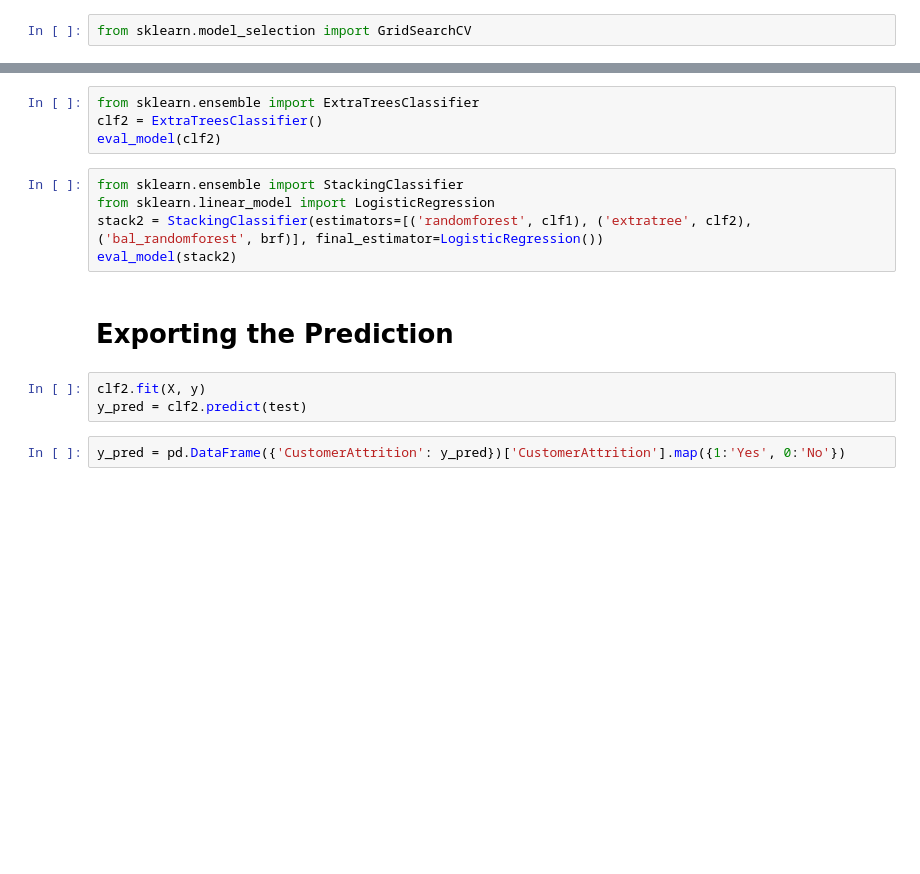
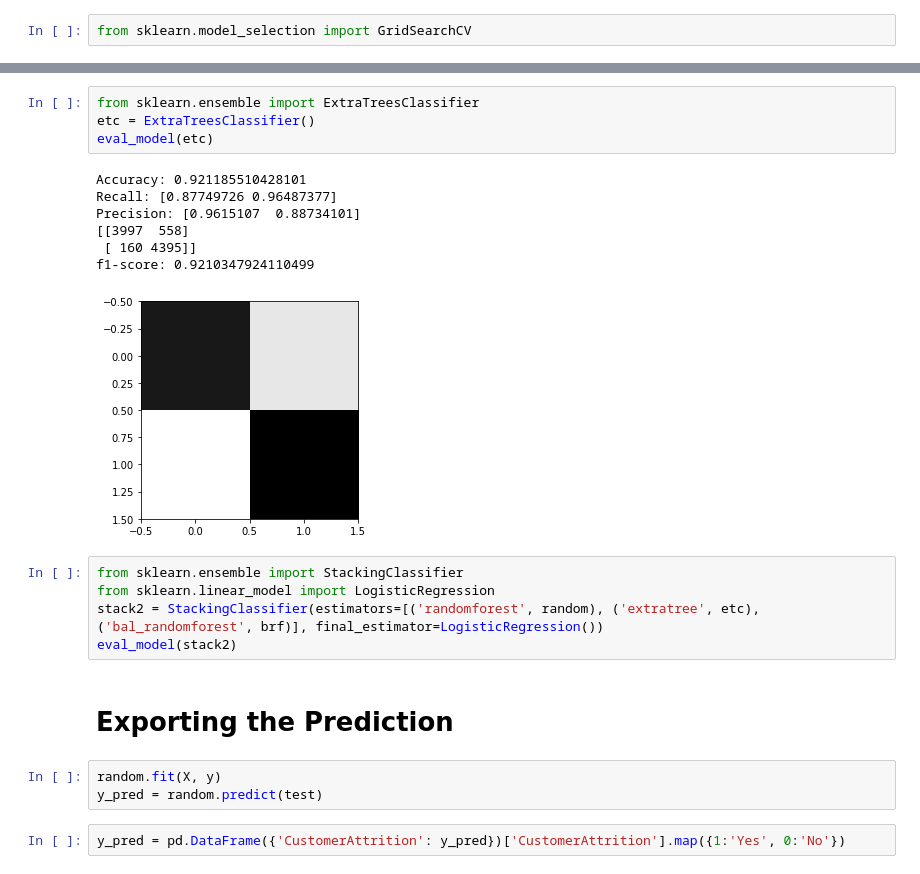
Before and after one commit to rdev12/Customer-Attrition-Prediction, a Jupyter notebook: Customer-Attrition.ipynb, the cells around one changed output, grey strips where cells are left out. Saved outputs shown, nothing was run; the diff lists cells and outputs as text; blank space fills up the shorter version.

```diff
--- a/Customer-Attrition.ipynb
+++ b/Customer-Attrition.ipynb
@@ -119,17 +168,25 @@ eval_model(brf)
 # %%
 from sklearn.ensemble import ExtraTreesClassifier
-clf2 = ExtraTreesClassifier()
-eval_model(clf2)
+etc = ExtraTreesClassifier()
+eval_model(etc)
+# %% [output]
+Accuracy: 0.921185510428101
+Recall: [0.87749726 0.96487377]
+Precision: [0.9615107  0.88734101]
+[[3997  558]
+ [ 160 4395]]
+f1-score: 0.9210347924110499
+[figure, added]
 # %%
 from sklearn.ensemble import StackingClassifier
 from sklearn.linear_model import LogisticRegression
-stack2 = StackingClassifier(estimators=[('randomforest', clf1), ('extratree', clf2), ('bal_randomforest', brf)], final_estimator=LogisticRegression())
+stack2 = StackingClassifier(estimators=[('randomforest', random), ('extratree', etc), ('bal_randomforest', brf)], final_estimator=LogisticRegression())
 eval_model(stack2)
 # %% [markdown]
 # Exporting the Prediction
 # %%
-clf2.fit(X, y)
-y_pred = clf2.predict(test)
+random.fit(X, y)
+y_pred = random.predict(test)
 # %%
 y_pred = pd.DataFrame({'CustomerAttrition': y_pred})['CustomerAttrition'].map({1:'Yes', 0:'No'})
 # %%
```
Also changed, not shown: parts of 15 cells of this notebook.
